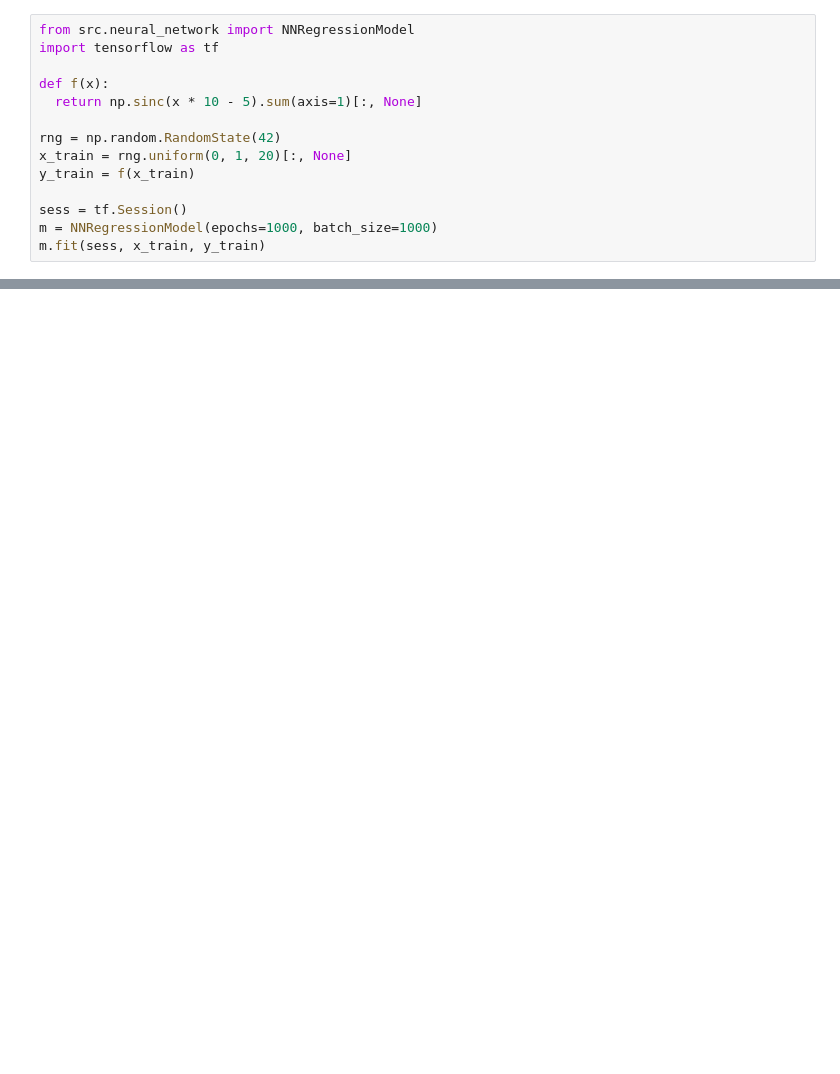
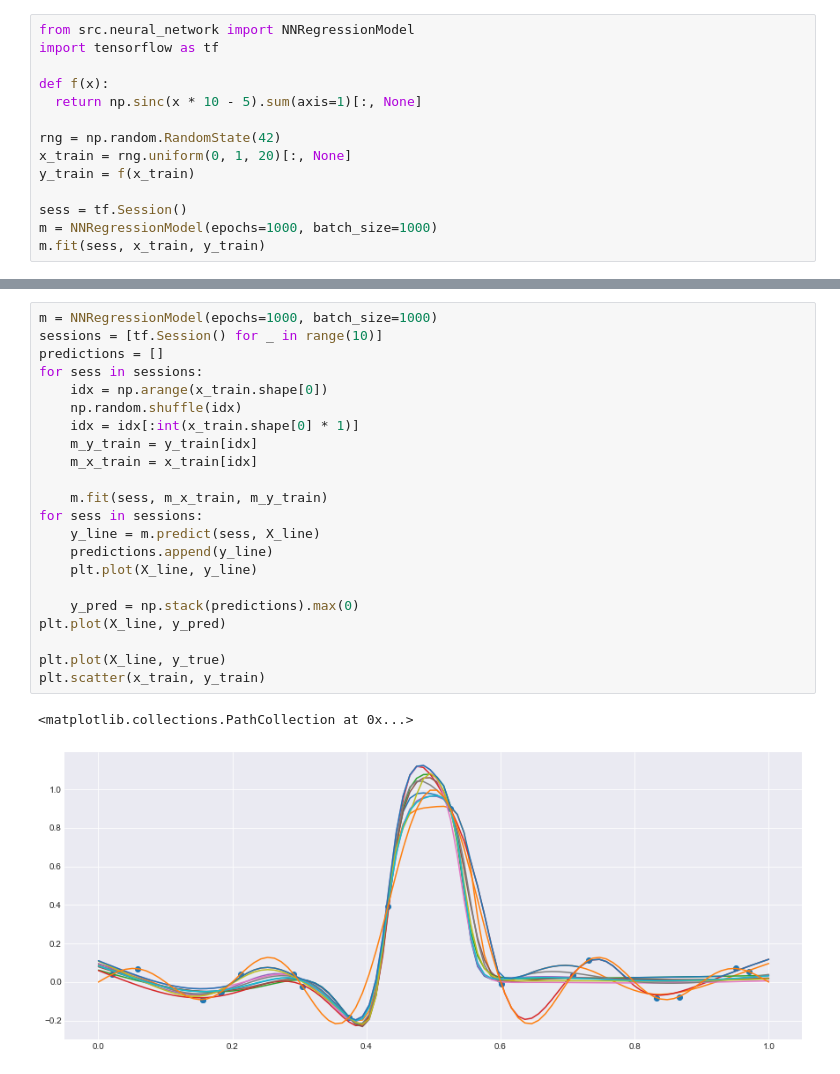
Before and after one commit to tmpethick/ensembled-dngo, a Jupyter notebook: Untitled.ipynb, the cells around one changed output, grey strips where cells are left out. Drawn from its saved outputs; the diff is of its cells as text; blank space fills up the shorter version.

```diff
--- a/Untitled.ipynb
+++ b/Untitled.ipynb
@@ -110,0 +159,25 @@ plt.scatter(x_train, y_train)
+# %%
+m = NNRegressionModel(epochs=1000, batch_size=1000)
+sessions = [tf.Session() for _ in range(10)]
+predictions = []
+for sess in sessions:
+    idx = np.arange(x_train.shape[0])
+    np.random.shuffle(idx)
+    idx = idx[:int(x_train.shape[0] * 1)]
+    m_y_train = y_train[idx]
+    m_x_train = x_train[idx]
+
+    m.fit(sess, m_x_train, m_y_train)
+for sess in sessions:
+    y_line = m.predict(sess, X_line)
+    predictions.append(y_line)
+    plt.plot(X_line, y_line)
+
+    y_pred = np.stack(predictions).max(0)
+plt.plot(X_line, y_pred)
+
+plt.plot(X_line, y_true)
+plt.scatter(x_train, y_train)
+# %% [output]
+<matplotlib.collections.PathCollection at 0x...>
+[figure, added]
```
Also changed, not shown: parts of 5 cells of this notebook, 6 other files.
